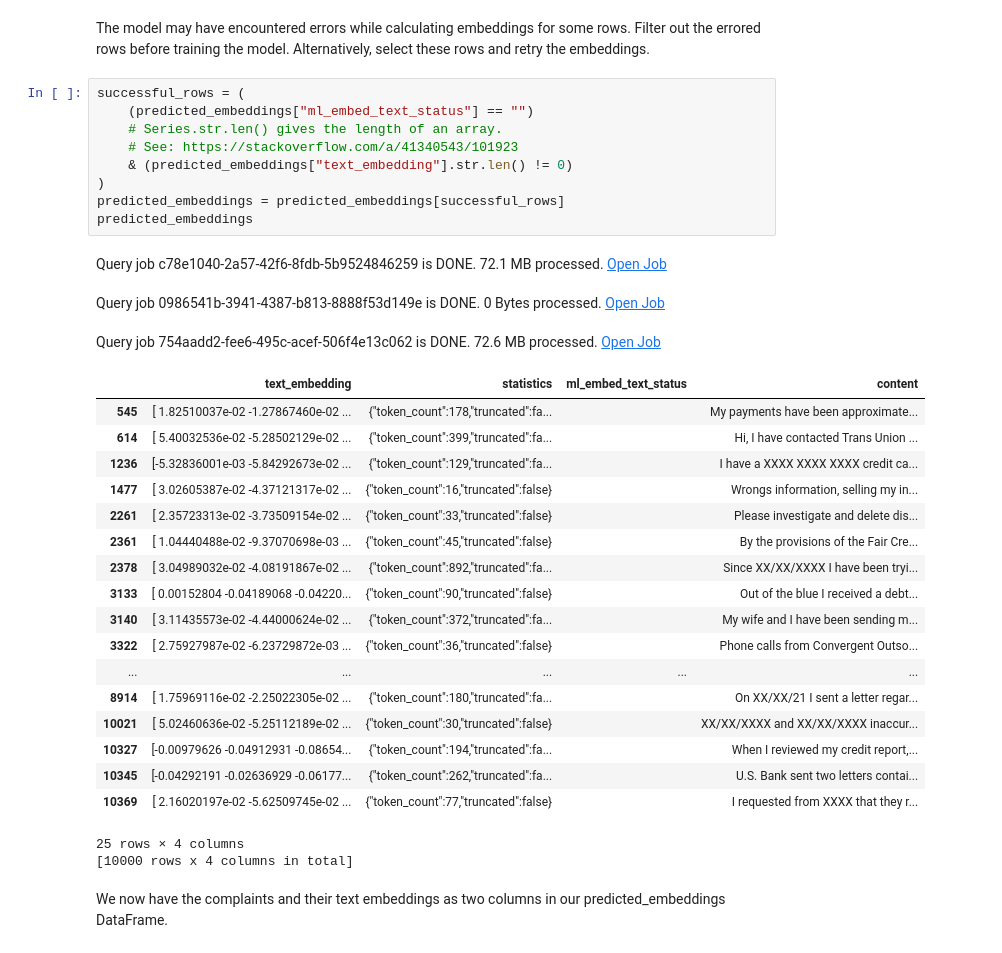
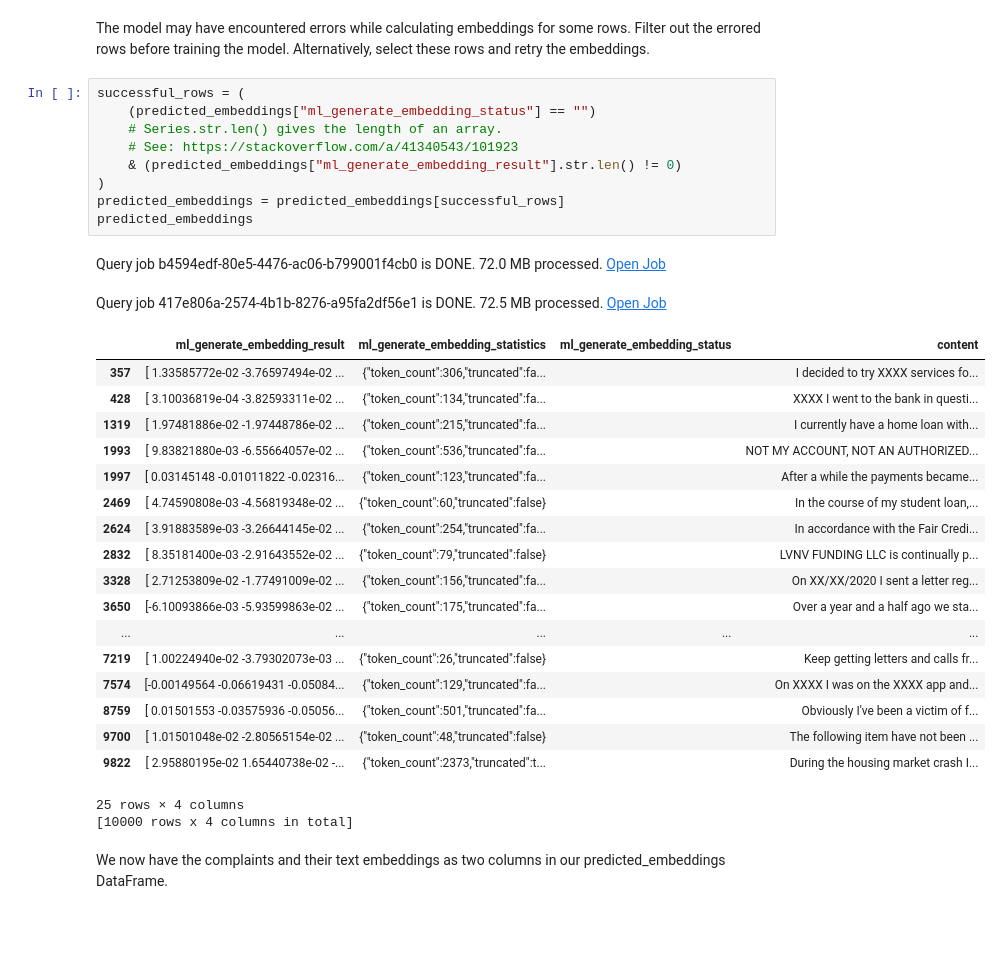
Before and after one commit to googleapis/python-bigquery-dataframes, a Jupyter notebook: notebooks/generative_ai/bq_dataframes_llm_kmeans.ipynb, the cells around one changed output. Drawn from its saved outputs; the diff is of its cells as text; blank space fills up the shorter version.

```diff
--- a/notebooks/generative_ai/bq_dataframes_llm_kmeans.ipynb
+++ b/notebooks/generative_ai/bq_dataframes_llm_kmeans.ipynb
@@ -190,34 +189,33 @@ Query job 43f04543-f59b-4f1b-8598-c529324904be is DONE. 72.1 MB processed. Open
 The model may have encountered errors while calculating embeddings for some rows. Filter out the errored rows before training the model. Alternatively, select these rows and retry the embeddings.
 # %%
 successful_rows = (
-    (predicted_embeddings["ml_embed_text_status"] == "")
+    (predicted_embeddings["ml_generate_embedding_status"] == "")
     # Series.str.len() gives the length of an array.
     # See: https://stackoverflow.com/a/41340543/101923
-    & (predicted_embeddings["text_embedding"].str.len() != 0)
+    & (predicted_embeddings["ml_generate_embedding_result"].str.len() != 0)
 )
 predicted_embeddings = predicted_embeddings[successful_rows]
 predicted_embeddings
 # %% [output]
-Query job c78e1040-2a57-42f6-8fdb-5b9524846259 is DONE. 72.1 MB processed. Open Job
+Query job b4594edf-80e5-4476-ac06-b799001f4cb0 is DONE. 72.0 MB processed. Open Job
-Query job 0986541b-3941-4387-b813-8888f53d149e is DONE. 0 Bytes processed. Open Job
+Query job 417e806a-2574-4b1b-8276-a95fa2df56e1 is DONE. 72.5 MB processed. Open Job
-Query job 754aadd2-fee6-495c-acef-506f4e13c062 is DONE. 72.6 MB processed. Open Job
-|  | text_embedding | statistics | ml_embed_text_status | content |
-| 545 | [ 1.82510037e-02 -1.27867460e-02 ... | {"token_count":178,"truncated":fa... |  | My payments have been approximate... |
-| 614 | [ 5.40032536e-02 -5.28502129e-02 ... | {"token_count":399,"truncated":fa... |  | Hi, I have contacted Trans Union ... |
-| 1236 | [-5.32836001e-03 -5.84292673e-02 ... | {"token_count":129,"truncated":fa... |  | I have a XXXX XXXX XXXX credit ca... |
-| 1477 | [ 3.02605387e-02 -4.37121317e-02 ... | {"token_count":16,"truncated":false} |  | Wrongs information, selling my in... |
-| 2261 | [ 2.35723313e-02 -3.73509154e-02 ... | {"token_count":33,"truncated":false} |  | Please investigate and delete dis... |
-| 2361 | [ 1.04440488e-02 -9.37070698e-03 ... | {"token_count":45,"truncated":false} |  | By the provisions of the Fair Cre... |
-| 2378 | [ 3.04989032e-02 -4.08191867e-02 ... | {"token_count":892,"truncated":fa... |  | Since XX/XX/XXXX I have been tryi... |
-| 3133 | [ 0.00152804 -0.04189068 -0.04220... | {"token_count":90,"truncated":false} |  | Out of the blue I received a debt... |
-| 3140 | [ 3.11435573e-02 -4.44000624e-02 ... | {"token_count":372,"truncated":fa... |  | My wife and I have been sending m... |
-| 3322 | [ 2.75927987e-02 -6.23729872e-03 ... | {"token_count":36,"truncated":false} |  | Phone calls from Convergent Outso... |
+|  | ml_generate_embedding_result | ml_generate_embedding_statistics | ml_generate_embedding_status | content |
+| 357 | [ 1.33585772e-02 -3.76597494e-02 ... | {"token_count":306,"truncated":fa... |  | I decided to try XXXX services fo... |
+| 428 | [ 3.10036819e-04 -3.82593311e-02 ... | {"token_count":134,"truncated":fa... |  | XXXX I went to the bank in questi... |
+| 1319 | [ 1.97481886e-02 -1.97448786e-02 ... | {"token_count":215,"truncated":fa... |  | I currently have a home loan with... |
+| 1993 | [ 9.83821880e-03 -6.55664057e-02 ... | {"token_count":536,"truncated":fa... |  | NOT MY ACCOUNT, NOT AN AUTHORIZED... |
+| 1997 | [ 0.03145148 -0.01011822 -0.02316... | {"token_count":123,"truncated":fa... |  | After a while the payments became... |
+| 2469 | [ 4.74590808e-03 -4.56819348e-02 ... | {"token_count":60,"truncated":false} |  | In the course of my student loan,... |
+| 2624 | [ 3.91883589e-03 -3.26644145e-02 ... | {"token_count":254,"truncated":fa... |  | In accordance with the Fair Credi... |
+| 2832 | [ 8.35181400e-03 -2.91643552e-02 ... | {"token_count":79,"truncated":false} |  | LVNV FUNDING LLC is continually p... |
+| 3328 | [ 2.71253809e-02 -1.77491009e-02 ... | {"token_count":156,"truncated":fa... |  | On XX/XX/2020 I sent a letter reg... |
+| 3650 | [-6.10093866e-03 -5.93599863e-02 ... | {"token_count":175,"truncated":fa... |  | Over a year and a half ago we sta... |
 | ... | ... | ... | ... | ... |
-| 8914 | [ 1.75969116e-02 -2.25022305e-02 ... | {"token_count":180,"truncated":fa... |  | On XX/XX/21 I sent a letter regar... |
-| 10021 | [ 5.02460636e-02 -5.25112189e-02 ... | {"token_count":30,"truncated":false} |  | XX/XX/XXXX and XX/XX/XXXX inaccur... |
-| 10327 | [-0.00979626 -0.04912931 -0.08654... | {"token_count":194,"truncated":fa... |  | When I reviewed my credit report,... |
-| 10345 | [-0.04292191 -0.02636929 -0.06177... | {"token_count":262,"truncated":fa... |  | U.S. Bank sent two letters contai... |
-| 10369 | [ 2.16020197e-02 -5.62509745e-02 ... | {"token_count":77,"truncated":false} |  | I requested from XXXX that they r... |
+| 7219 | [ 1.00224940e-02 -3.79302073e-03 ... | {"token_count":26,"truncated":false} |  | Keep getting letters and calls fr... |
+| 7574 | [-0.00149564 -0.06619431 -0.05084... | {"token_count":129,"truncated":fa... |  | On XXXX I was on the XXXX app and... |
+| 8759 | [ 0.01501553 -0.03575936 -0.05056... | {"token_count":501,"truncated":fa... |  | Obviously I've been a victim of f... |
+| 9700 | [ 1.01501048e-02 -2.80565154e-02 ... | {"token_count":48,"truncated":false} |  | The following item have not been ... |
+| 9822 | [ 2.95880195e-02 1.65440738e-02 -... | {"token_count":2373,"truncated":t... |  | During the housing market crash I... |
 25 rows × 4 columns
 [10000 rows x 4 columns in total]
 # %% [markdown]
```
Also changed, not shown: parts of 9 cells of this notebook.
